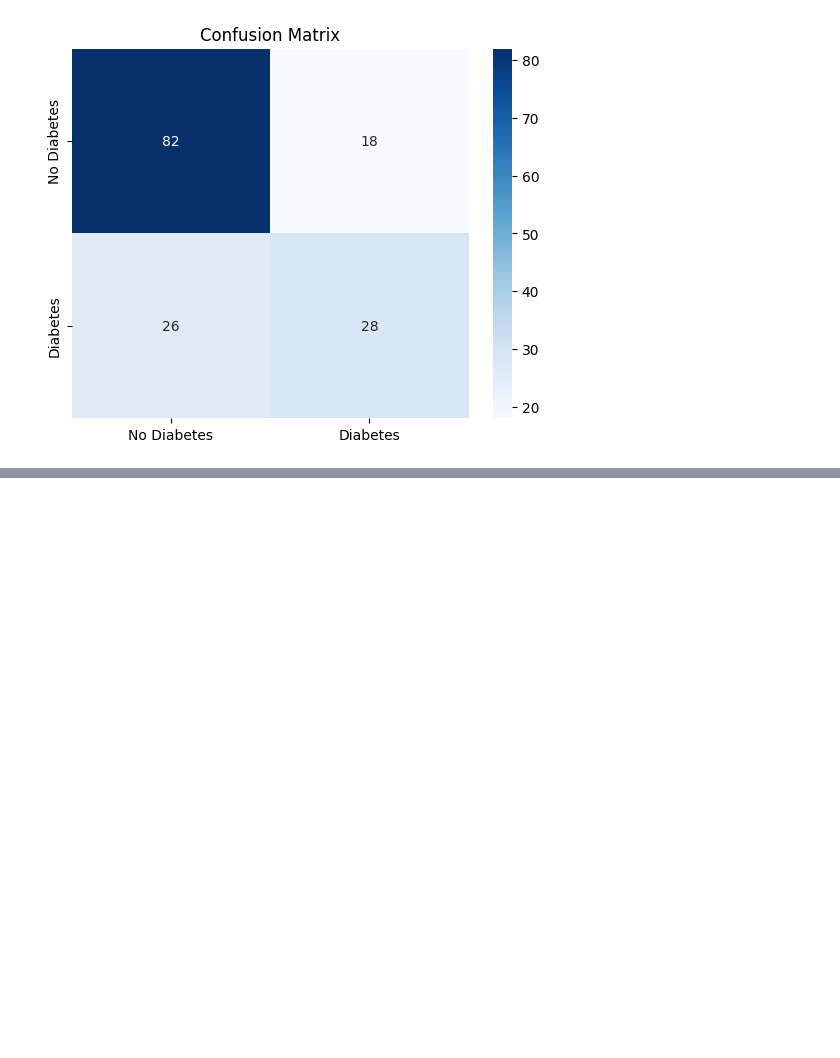
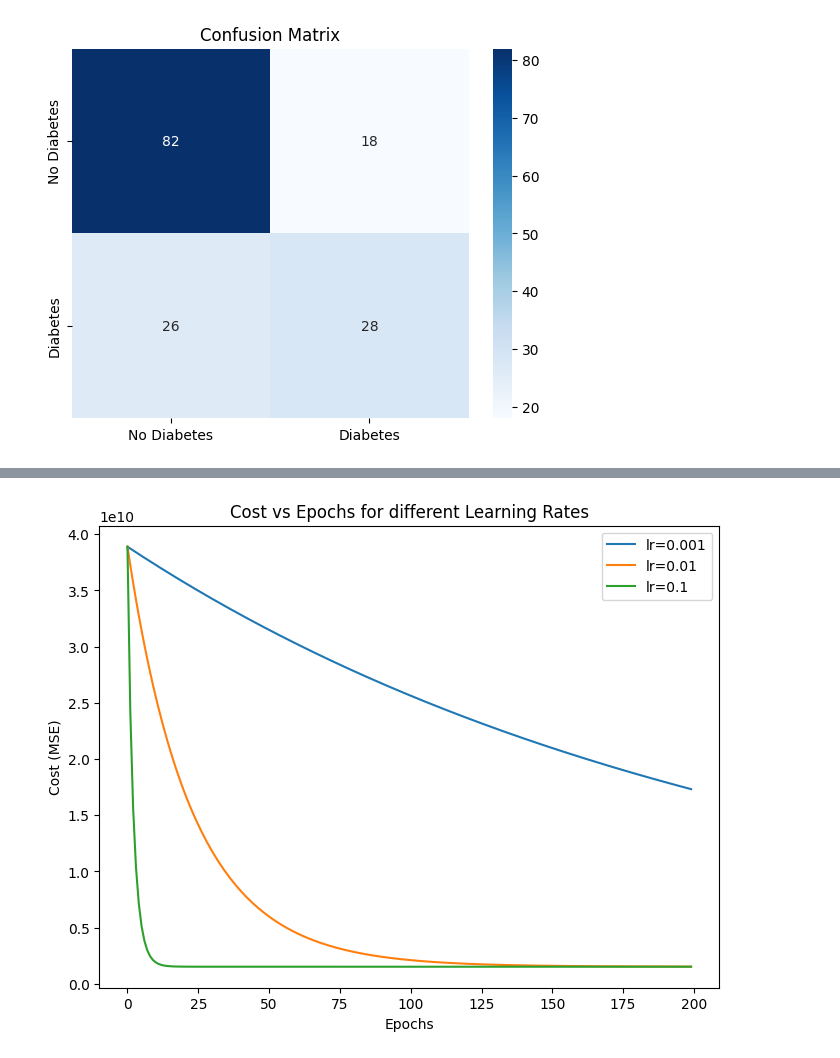
Before and after one commit to ramaraghava13/Machine-Learning, a Jupyter notebook: Ml_lab.ipynb, the cells around one changed output, grey strips where cells are left out. Cells and saved outputs as stored; diff of their text form; code cells hidden in the pictures; blank space fills up the shorter version.

```diff
--- a/Ml_lab.ipynb
+++ b/Ml_lab.ipynb
@@ -948,0 +990,58 @@ weighted avg       0.71      0.71      0.71       154
+# %%
+import numpy as np
+import pandas as pd
+import matplotlib.pyplot as plt
+from sklearn.model_selection import train_test_split
+from sklearn.preprocessing import StandardScaler
+
+# Load dataset
+df = pd.read_csv("/content/house_price_train.csv")
+
+# Select features
+features = ["LotArea", "OverallQual", "YearBuilt", "GrLivArea"]
+X = df[features].values
+y = df["SalePrice"].values
+
+# Train-test split
+X_train, X_test, y_train, y_test = train_test_split(X, y, test_size=0.2, random_state=42)
+
+# Standardize features
+scaler = StandardScaler()
+X_train = scaler.fit_transform(X_train)
+X_test = scaler.transform(X_test)
+
+# Add bias term (intercept)
+X_train = np.c_[np.ones((X_train.shape[0], 1)), X_train]
+X_test = np.c_[np.ones((X_test.shape[0], 1)), X_test]
+
+# Gradient Descent Function
+def gradient_descent(X, y, lr=0.01, epochs=100):
+    m, n = X.shape
+    theta = np.zeros(n)   # initialize weights
+    cost_history = []
+    for epoch in range(epochs):
+        y_pred = X.dot(theta)
+        error = y_pred - y
+        gradients = (2/m) * X.T.dot(error)
+        theta -= lr * gradients
+
+        cost = (1/m) * np.sum((error) ** 2)
+        cost_history.append(cost)
+
+    return theta, cost_history
+
+# Run with different learning rates
+learning_rates = [0.001, 0.01, 0.1]
+epochs = 200
+plt.figure(figsize=(8,6))
+for lr in learning_rates:
+    _, cost_hist = gradient_descent(X_train, y_train, lr=lr, epochs=epochs)
+    plt.plot(range(epochs), cost_hist, label=f"lr={lr}")
+#Plot
+plt.xlabel("Epochs")
+plt.ylabel("Cost (MSE)")
+plt.title("Cost vs Epochs for different Learning Rates")
+plt.legend()
+plt.show()
+# %% [output]
+[figure, added]
```
Also changed, not shown: parts of 53 cells of this notebook.
